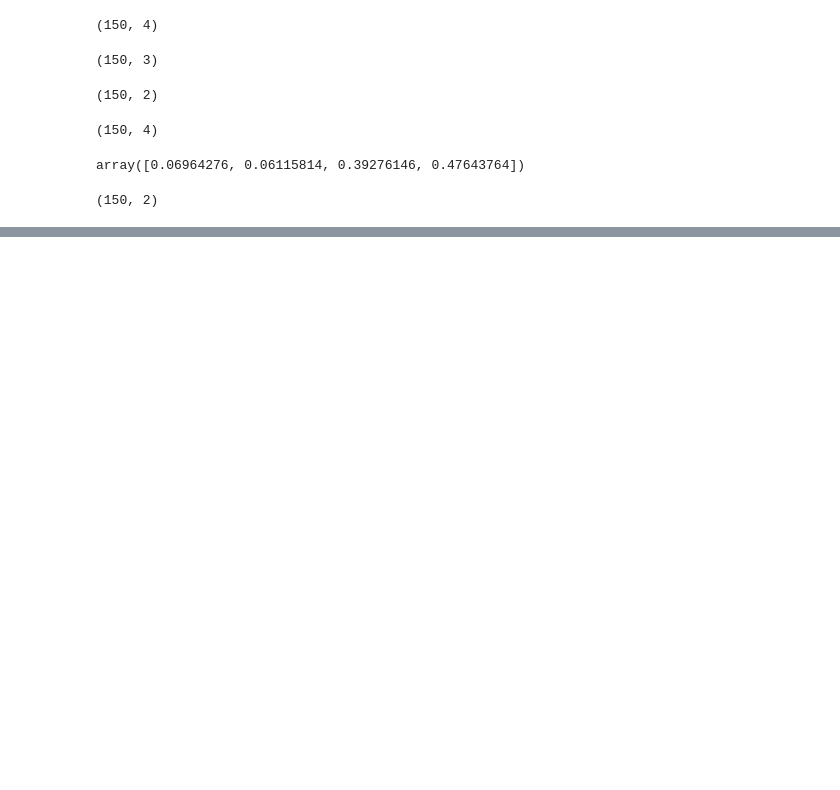
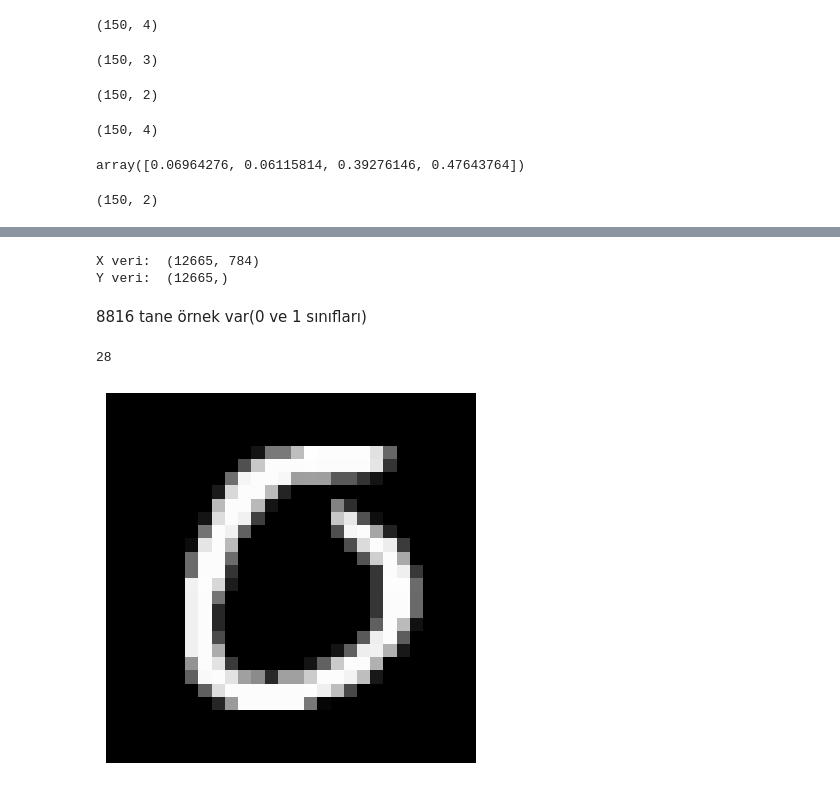
Before and after one commit to ErtugrulDay/Data-Analysis, a Jupyter notebook: 2yapay_zeka.ipynb, the cells around one changed output, grey strips where cells are left out. Saved outputs shown, nothing was run; the diff lists cells and outputs as text; code cells hidden in the pictures; blank space fills up the shorter version.

```diff
--- a/2yapay_zeka.ipynb
+++ b/2yapay_zeka.ipynb
@@ -994,0 +1132,6 @@ X_new.shape
+# %%
+num_samples=len(x_train)
+x_train_reshaped=x_train.reshape(num_samples,-1)
+data=pd.DataFrame(data=x_train_reshaped,columns=[f"Pixel_{i}"for i in range(28*28)])
+data.insert(0,"Label",y_train)
+data.head()
@@ -994,0 +1146,6 @@ X_new.shape
+# %%
+label_filtre0=0 #etiket 0
+label_filtre1=1 #etiket 1
+
+data=pd.concat([data[data["Label"]==label_filtre0],data[data["Label"]==label_filtre1]])
+data.head()
@@ -994,0 +1160,23 @@ X_new.shape
+# %%
+Y_data=data["Label"]
+X_data=data.drop(["Label"],axis=1)
+print("X veri: ", X_data.shape)
+print("Y veri: ",Y_data.shape)
+# %% [output]
+X veri:  (12665, 784)
+Y veri:  (12665,)
+# %% [markdown]
+8816 tane örnek var(0 ve 1 sınıfları)
+# %%
+img_dim=int(np.sqrt(X_data.shape[1]))
+img_dim
+# %% [output]
+28
+# %%
+img1=X_data.iloc[51].values
+img1=img1.reshape((img_dim,img_dim))
+plt.imshow(img1,cmap="gray")
+plt.axis("off")
+plt.show()
+# %% [output]
+[figure, added]
```
Also changed, not shown: parts of 26 cells of this notebook.
